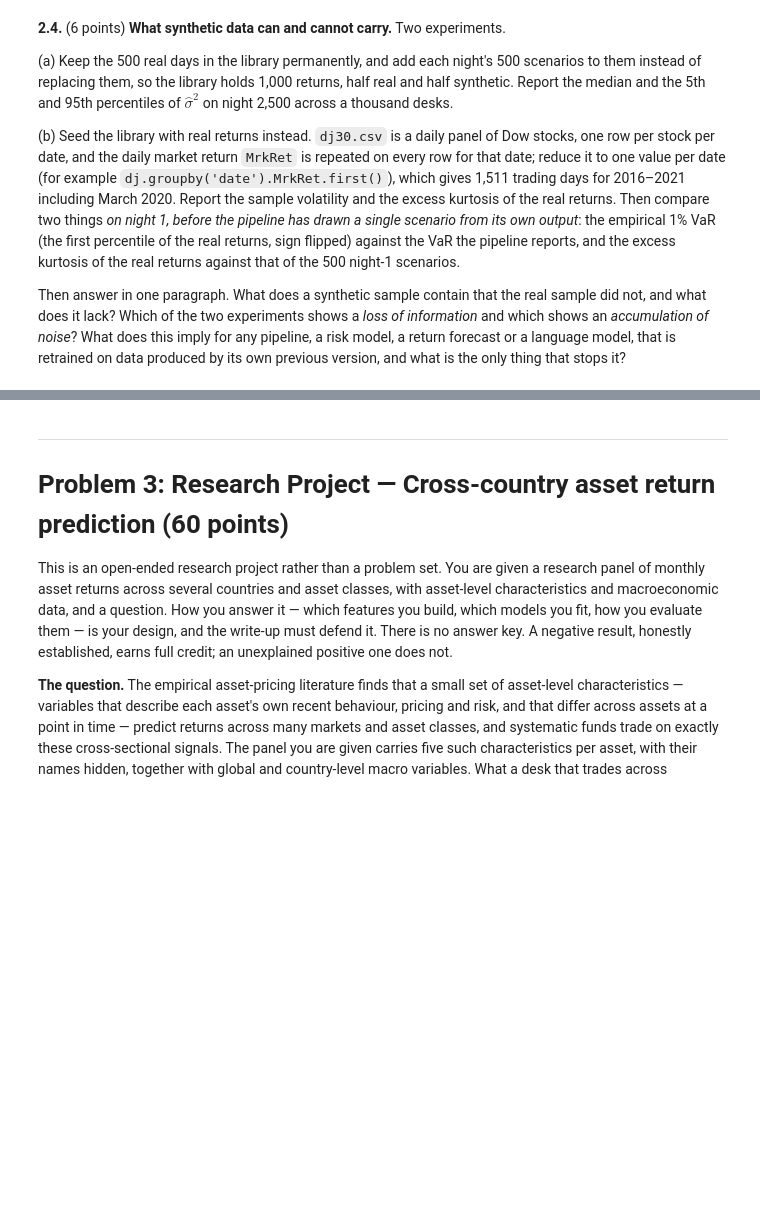
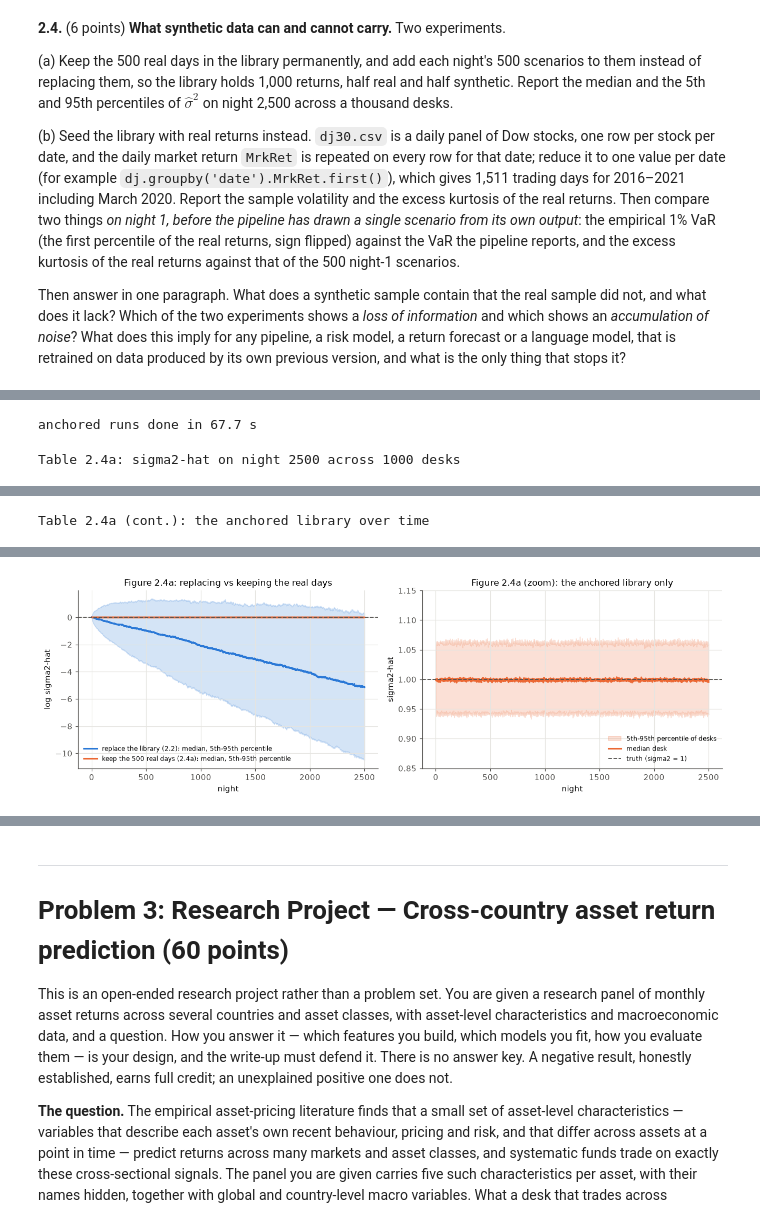
Before and after one commit to Teknado/UChicago, a Jupyter notebook: Final_Autumn_2026-1.ipynb, the cells around one changed output, grey strips where cells are left out. Cells and saved outputs as stored; diff of their text form; code cells hidden in the pictures; blank space fills up the shorter version.

```diff
--- a/Final_Autumn_2026-1.ipynb
+++ b/Final_Autumn_2026-1.ipynb
@@ -580,0 +832,15 @@ pipeline that trains on its own output?
+# %%
+# SUPPLEMENTARY - beyond the lectures (the chi-square law of s2 and the digamma function are not taught).
+# The formula in 2.3 is established by the measurements above; this cell only checks them against theory.
+# Given sigma2_t, (n-1) sigma2_{t+1} / sigma2_t ~ chi-square(n-1), so the nightly factor is chi2_k / k with k = n - 1:
+# its mean is exactly 1 (the martingale) and E[log(chi2_k / k)] = digamma(k/2) - log(k/2), approximately -1/k.
+from scipy.special import digamma, polygamma
+theory = pd.DataFrame({'n': [50, 500, 5000]})
+k = theory.n - 1
+theory['exact E[nightly change]'] = digamma(k / 2) - np.log(k / 2)
+theory['-1/(n-1)'] = -1 / k
+theory['-1/n'] = -1 / theory.n
+theory['exact sd of one night\'s change'] = np.sqrt(polygamma(1, k / 2))
+theory['measured (Table 2.3b)'] = tab23b.loc[['n = 50', 'n = 500', 'n = 5,000'], 'mean nightly change in log sigma2'].to_numpy()
+theory['n x exact'] = theory.n * theory['exact E[nightly change]']
+display(theory.set_index('n').style.format('{:.6f}').set_caption('Supplementary: theory vs measurement'))
@@ -605,0 +917,62 @@ only thing that stops it?
+# %%
+# (a) Each desk keeps its own 500 real days permanently; every night the library is those 500 plus tonight's
+# 500 scenarios (1,000 returns); last night's scenarios are replaced. Night 1 fits the real days alone.
+Z = rng_for('mixed_real').standard_normal((N_DESKS, N_SCEN))
+real = Z / Z.std(axis=1, ddof=1, keepdims=True)                       # rescaled so each desk's sample variance is exactly 1
+real_dm = (Z - Z.mean(axis=1, keepdims=True)) / Z.std(axis=1, ddof=1, keepdims=True)   # robustness: also demeaned
+assert np.allclose(real.var(axis=1, ddof=1), 1) and np.allclose(real_dm.var(axis=1, ddof=1), 1)
+
+def run_mixed(real_days, nights, rng):
+    """The anchored pipeline: library = the desk's fixed real days + tonight's scenarios."""
+    log_s2 = np.empty((nights, real_days.shape[0]))
+    s2 = real_days.var(axis=1, ddof=1)                                 # night 1: real days only
+    log_s2[0] = np.log(s2)
+    for k in range(1, nights):
+        scen = rng.standard_normal(real_days.shape) * np.sqrt(s2)[:, None]    # N(0, s2): the fitted mean is set to zero
+        s2 = np.concatenate([real_days, scen], axis=1).var(axis=1, ddof=1)    # half real, half synthetic
+        log_s2[k] = np.log(s2)
+    return log_s2
+
+t0 = time.perf_counter()
+logS2_mix = run_mixed(real, NIGHTS, rng_for('mixed_synth'))
+logS2_mix_dm = run_mixed(real_dm, NIGHTS, rng_for('mixed_synth'))       # same synthetic draws, demeaned real days
+print(f'anchored runs done in {time.perf_counter() - t0:.1f} s')
+assert np.isfinite(logS2_mix).all() and np.isfinite(logS2_mix_dm).all()
+
+def summary(ls2):
+    s2 = np.exp(ls2)
+    p5, p50, p95 = np.percentile(s2, [5, 50, 95])
+    return {'median': p50, '5th percentile': p5, '95th percentile': p95, 'mean': s2.mean(),
+            'share with VaR < truth/10': (s2 < 0.01).mean()}
+tab24a = pd.DataFrame({'replace (2.2)': summary(logS2[-1]),
+                       'keep the real days (2.4a)': summary(logS2_mix[-1]),
+                       'keep the real days, demeaned (robustness)': summary(logS2_mix_dm[-1])}).T
+display(tab24a.style.format('{:.4g}').set_caption(f'Table 2.4a: sigma2-hat on night {NIGHTS} across {N_DESKS} desks'))
+stab = pd.DataFrame({f'night {t}': summary(logS2_mix[t - 1]) for t in [1, 2, 3, 5, 10, 100, 1000, NIGHTS]}).T
+display(stab[['5th percentile', 'median', '95th percentile']].style.format('{:.4f}')
+        .set_caption('Table 2.4a (cont.): the anchored library over time'))
+
+fig, (ax, axz) = plt.subplots(1, 2, figsize=(12, 4))
+for ls2, col, lab in [(logS2, C_BLUE, 'replace the library (2.2)'), (logS2_mix, C_ORANGE, 'keep the 500 real days (2.4a)')]:
+    qq = np.percentile(ls2, [5, 50, 95], axis=1)
+    ax.fill_between(nights, qq[0], qq[2], color=col, alpha=0.2)
+    ax.plot(nights, qq[1], color=col, label=f'{lab}: median, 5th-95th percentile')
+ax.axhline(0, color=C_GREY, linestyle='--', linewidth=1.2)
+ax.set_xlabel('night')
+ax.set_ylabel('log sigma2-hat')
+ax.set_title('Figure 2.4a: replacing vs keeping the real days')
+ax.legend(fontsize=8, loc='lower left')
+qq = np.percentile(np.exp(logS2_mix), [5, 50, 95], axis=1)
+axz.fill_between(nights, qq[0], qq[2], color=C_ORANGE, alpha=0.2, label='5th-95th percentile of desks')
+axz.plot(nights, qq[1], color=C_ORANGE, label='median desk')
+axz.axhline(1, color=C_GREY, linestyle='--', linewidth=1.2, label='truth (sigma2 = 1)')
+axz.set_ylim(0.85, 1.15)
+axz.set_xlabel('night')
+axz.set_ylabel('sigma2-hat')
+axz.set_title('Figure 2.4a (zoom): the anchored library only')
+axz.legend(fontsize=8, loc='lower right')
+plt.tight_layout()
+plt.show()
+# %% [output]
+anchored runs done in 67.7 s
+Table 2.4a: sigma2-hat on night 2500 across 1000 desks
@@ -605,0 +983 @@ only thing that stops it?
+Table 2.4a (cont.): the anchored library over time
@@ -605,0 +993 @@ only thing that stops it?
+[figure, added]
```
Also changed, not shown: parts of 19 cells of this notebook, 1 other file.
